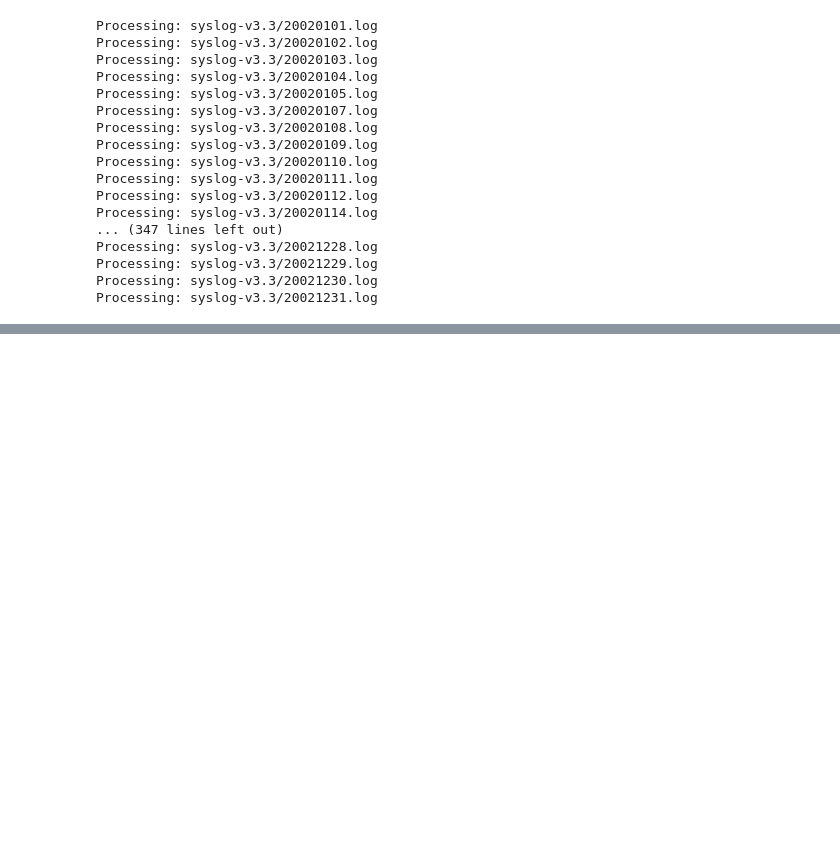
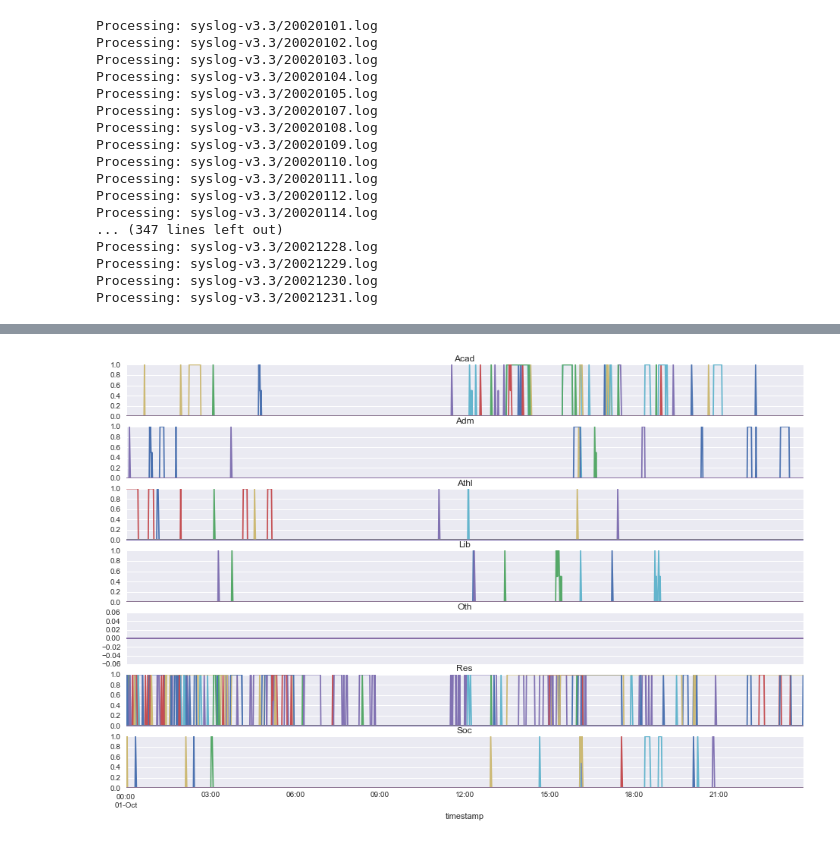
Before and after one commit to mgirardot/DataScienceChallenges, a Jupyter notebook: DataScienceChallenge9/Dartmouth_syslog_analysis.ipynb, the cells around one changed output, grey strips where cells are left out. Cells and saved outputs as stored; diff of their text form; code cells hidden in the pictures; blank space fills up the shorter version.

```diff
--- a/DataScienceChallenge9/Dartmouth_syslog_analysis.ipynb
+++ b/DataScienceChallenge9/Dartmouth_syslog_analysis.ipynb
@@ -136,0 +198,35 @@ df.head()
+# %%
+def splitPerBuilding(df, nb_stations=3):
+    #station list
+    stations = list(set(df.ix[~df.Station.isnull(),'Station']))
+
+    #building list
+    bldg = list(set(df.BuildingType))
+    bldg.sort()
+
+    #list of dataframes
+    building_list = []
+    for i,buld in enumerate(bldg):
+        building_list.append(pd.DataFrame())
+
+        building_list[i]['all'] = df.Ap_Station_Link.resample('1Min').sum().fillna(0).rolling('15Min').mean()
+        for s in stations[:nb_stations] :
+            a = df.ix[np.asarray(df.BuildingType == buld) & np.asarray(df.Station == s)].Ap_Station_Link.resample('1Min').sum().fillna(0)
+            b = df.ix[np.asarray(df.BuildingType == buld) & np.asarray(df.Station == s)].APnumber.resample('1Min').count().fillna(0)
+            c = a/b  # normalize by the number of APs connected to
+            building_list[i][s] = c.fillna(0).rolling('15Min').median()
+        building_list[i].fillna(0, inplace=True)
+        building_list[i].drop('all', 1, inplace=True)
+
+    return building_list, bldg
+# %%
+building_list, bldg = splitPerBuilding(df['2002/10/01'],nb_stations=100)
+# %%
+fig, axes = plt.subplots(nrows=len(building_list), ncols=1)
+for i,b in enumerate(building_list):
+    b.plot(ax=axes[i],figsize=(16,10), legend=False, kind='line', sharex=True)
+    axes[i].set_title(bldg[i])
+
+plt.show()
+# %% [output]
+[figure, added]
```
Also changed, not shown: parts of 29 cells of this notebook.
